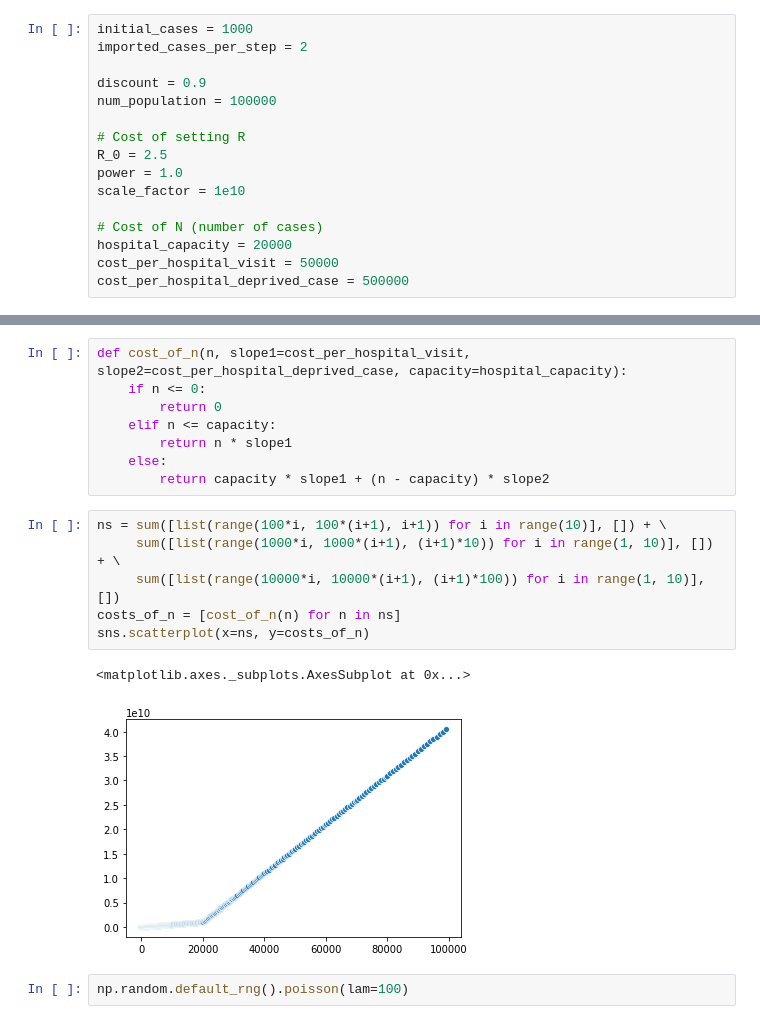
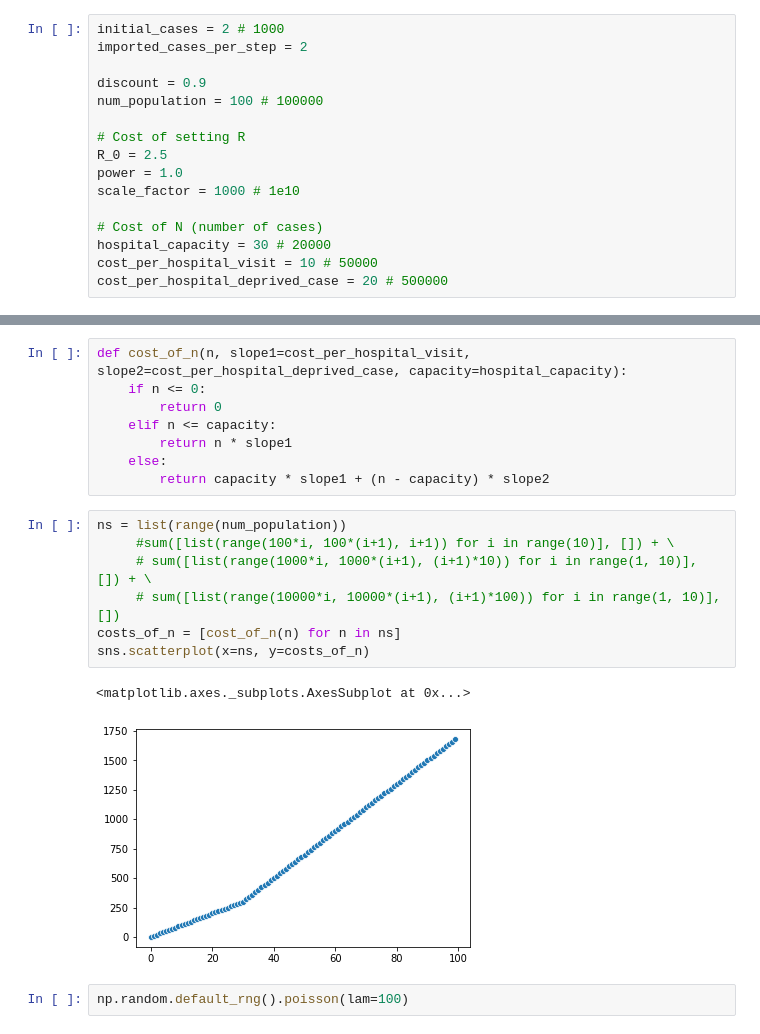
Before and after one commit to blakeelias/pandemic_RL, a Jupyter notebook: code/Cost_Functions.ipynb, the cells around one changed output, grey strips where cells are left out. Cells and saved outputs as stored; diff of their text form.

```diff
--- a/code/Cost_Functions.ipynb
+++ b/code/Cost_Functions.ipynb
@@ -5,21 +5,21 @@ from tqdm import tqdm
 # %% [markdown]
 # Parameters
 # %%
-initial_cases = 1000
+initial_cases = 2 # 1000
 imported_cases_per_step = 2
 
 discount = 0.9
-num_population = 100000
+num_population = 100 # 100000
 
 # Cost of setting R
 R_0 = 2.5
 power = 1.0
-scale_factor = 1e10
+scale_factor = 1000 # 1e10
 
 # Cost of N (number of cases)
-hospital_capacity = 20000
-cost_per_hospital_visit = 50000
-cost_per_hospital_deprived_case = 500000
+hospital_capacity = 30 # 20000
+cost_per_hospital_visit = 10 # 50000
+cost_per_hospital_deprived_case = 20 # 500000
 # %%
 def cost_of_r(r, power=power, scale_factor=scale_factor):
     baseline = 1/(R_0 ** power)
@@ -43,14 +43,15 @@ def cost_of_n(n, slope1=cost_per_hospital_visit, slope2=cost_per_hospital_depriv
     else:
         return capacity * slope1 + (n - capacity) * slope2
 # %%
-ns = sum([list(range(100*i, 100*(i+1), i+1)) for i in range(10)], []) + \
-     sum([list(range(1000*i, 1000*(i+1), (i+1)*10)) for i in range(1, 10)], []) + \
-     sum([list(range(10000*i, 10000*(i+1), (i+1)*100)) for i in range(1, 10)], [])
+ns = list(range(num_population))
+     #sum([list(range(100*i, 100*(i+1), i+1)) for i in range(10)], []) + \
+     # sum([list(range(1000*i, 1000*(i+1), (i+1)*10)) for i in range(1, 10)], []) + \
+     # sum([list(range(10000*i, 10000*(i+1), (i+1)*100)) for i in range(1, 10)], [])
 costs_of_n = [cost_of_n(n) for n in ns]
 sns.scatterplot(x=ns, y=costs_of_n)
 # %% [output]
 <matplotlib.axes._subplots.AxesSubplot at 0x...>
-[figure, old version]
+[figure, new version]
 # %%
 np.random.default_rng().poisson(lam=100)
 # %% [output]
```
Also changed, not shown: parts of 18 cells of this notebook.
